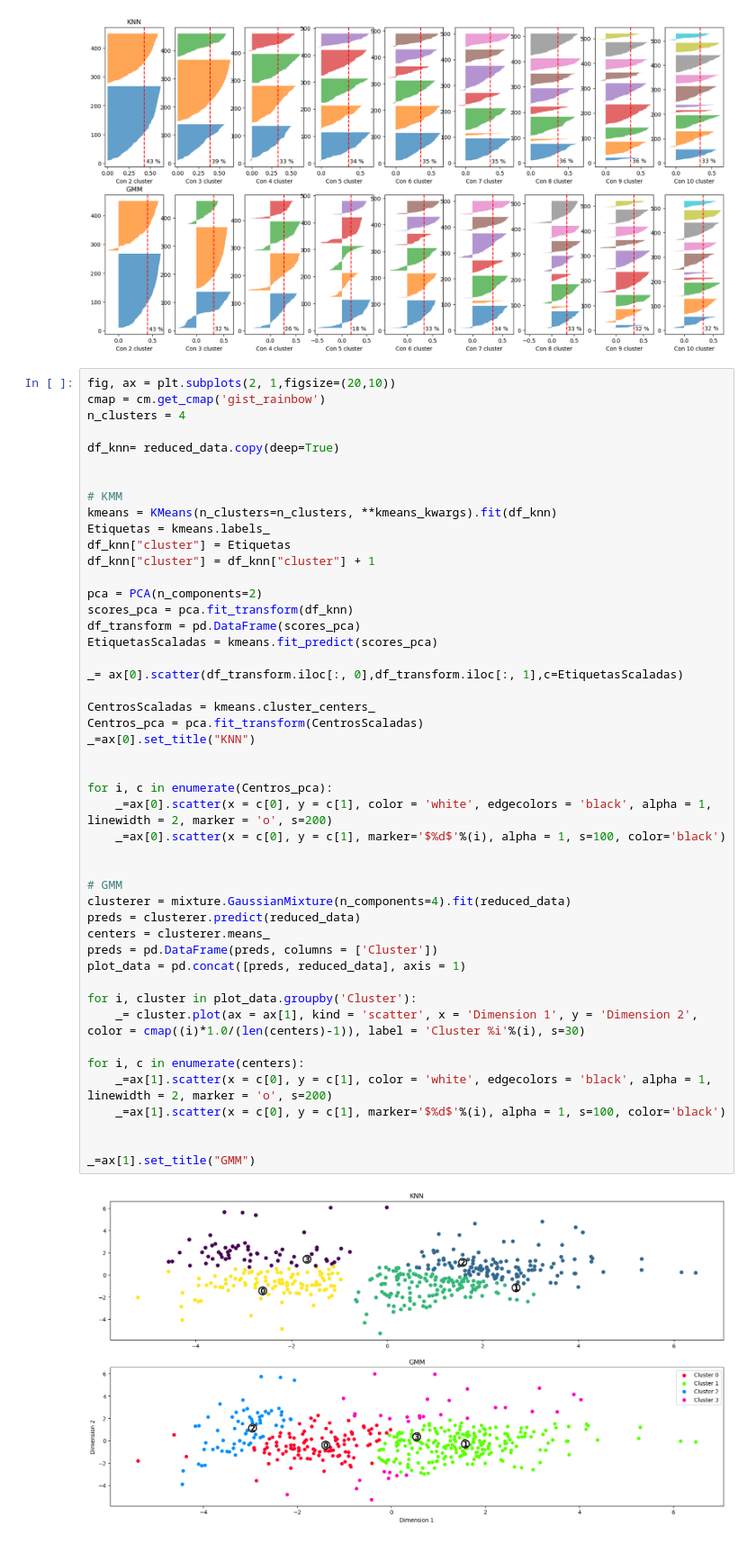
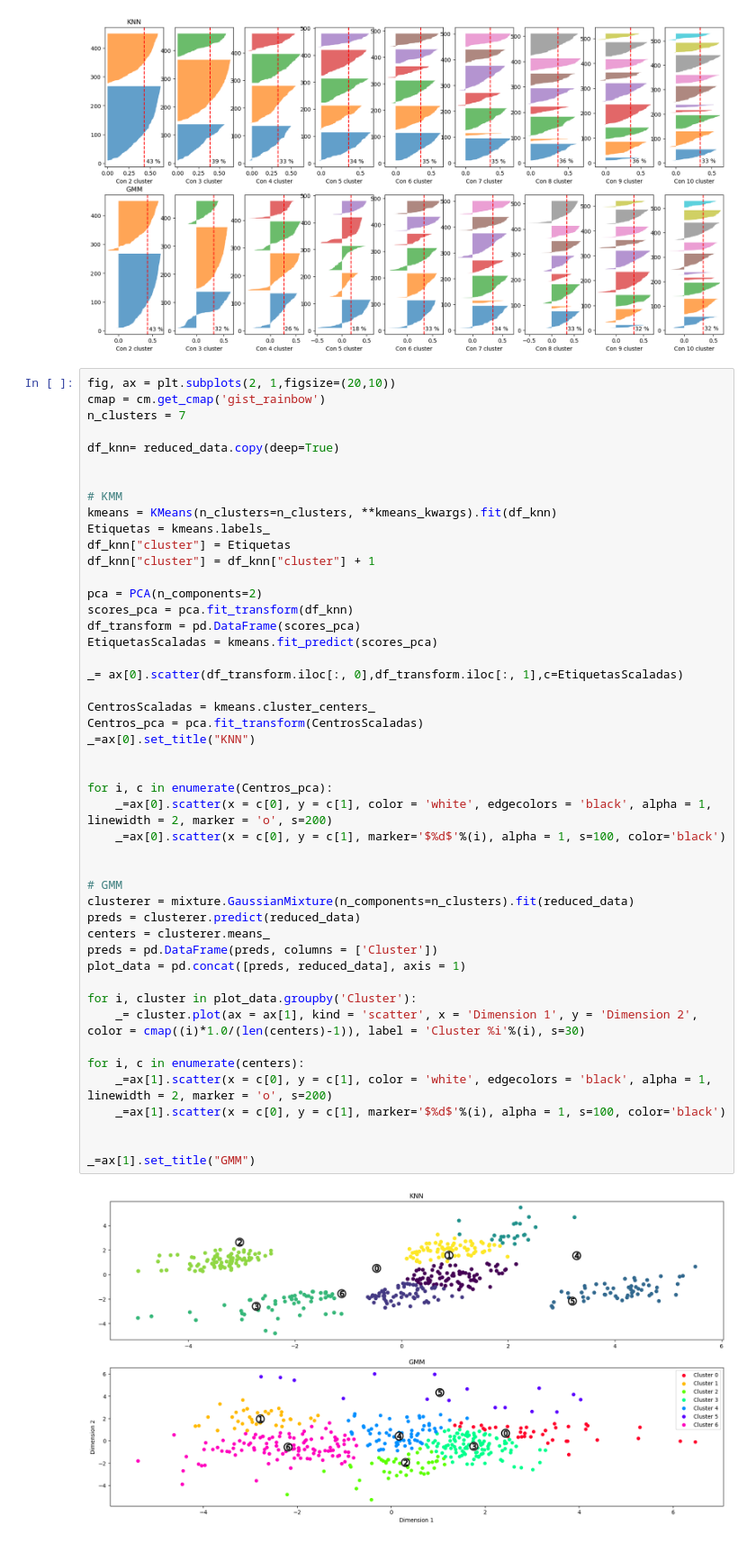
Before and after one commit to ingjjaa2/ucvIA, a Jupyter notebook: Entregables 2/entregable.ipynb, the cells around one changed output. Shown at 90% size. Saved outputs shown, nothing was run; the diff lists cells and outputs as text.

```diff
--- a/Entregables 2/entregable.ipynb
+++ b/Entregables 2/entregable.ipynb
@@ -163,7 +163,7 @@ for index,n_clusters in enumerate(possibles_cluster):
 # %%
 fig, ax = plt.subplots(2, 1,figsize=(20,10))
 cmap = cm.get_cmap('gist_rainbow')
-n_clusters = 4
+n_clusters = 7
 
 df_knn= reduced_data.copy(deep=True)
 
@@ -180,32 +180,32 @@ df_transform = pd.DataFrame(scores_pca)
 EtiquetasScaladas = kmeans.fit_predict(scores_pca)
 
 _= ax[0].scatter(df_transform.iloc[:, 0],df_transform.iloc[:, 1],c=EtiquetasScaladas)
 
 CentrosScaladas = kmeans.cluster_centers_
 Centros_pca = pca.fit_transform(CentrosScaladas)
 _=ax[0].set_title("KNN")
 
 
 for i, c in enumerate(Centros_pca):
     _=ax[0].scatter(x = c[0], y = c[1], color = 'white', edgecolors = 'black', alpha = 1, linewidth = 2, marker = 'o', s=200)
     _=ax[0].scatter(x = c[0], y = c[1], marker='$%d$'%(i), alpha = 1, s=100, color='black')
 
 
 # GMM
-clusterer = mixture.GaussianMixture(n_components=4).fit(reduced_data)
+clusterer = mixture.GaussianMixture(n_components=n_clusters).fit(reduced_data)
 preds = clusterer.predict(reduced_data)
 centers = clusterer.means_
 preds = pd.DataFrame(preds, columns = ['Cluster'])
 plot_data = pd.concat([preds, reduced_data], axis = 1)
 
 for i, cluster in plot_data.groupby('Cluster'):
     _= cluster.plot(ax = ax[1], kind = 'scatter', x = 'Dimension 1', y = 'Dimension 2', color = cmap((i)*1.0/(len(centers)-1)), label = 'Cluster %i'%(i), s=30)
 
 for i, c in enumerate(centers):
     _=ax[1].scatter(x = c[0], y = c[1], color = 'white', edgecolors = 'black', alpha = 1, linewidth = 2, marker = 'o', s=200)
     _=ax[1].scatter(x = c[0], y = c[1], marker='$%d$'%(i), alpha = 1, s=100, color='black')
 
 
 _=ax[1].set_title("GMM")
 # %% [output]
-[figure, old version]
+[figure, new version]
```
Also changed, not shown: 1 other file.
